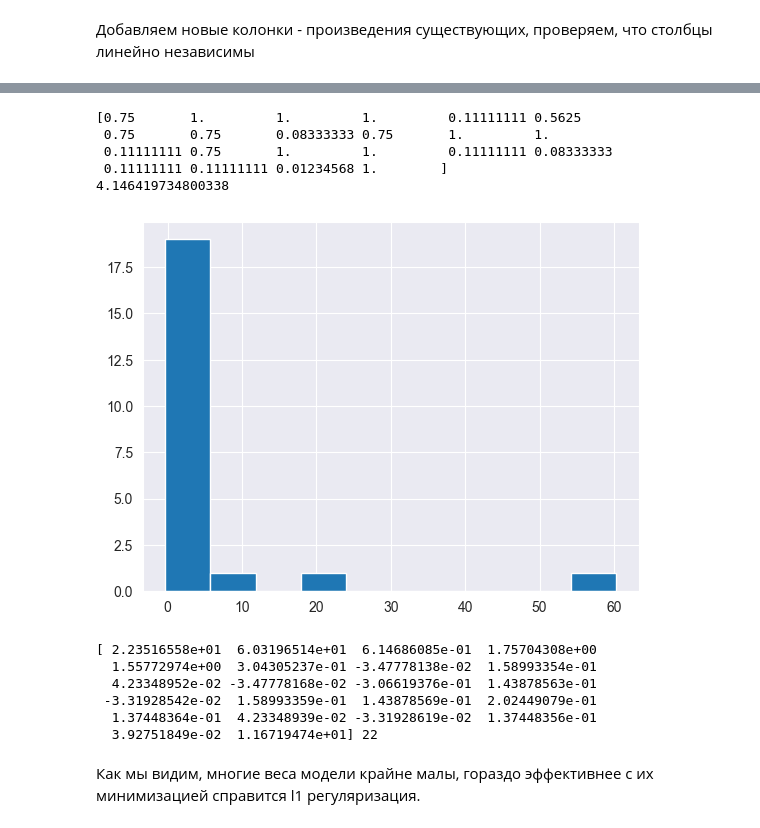
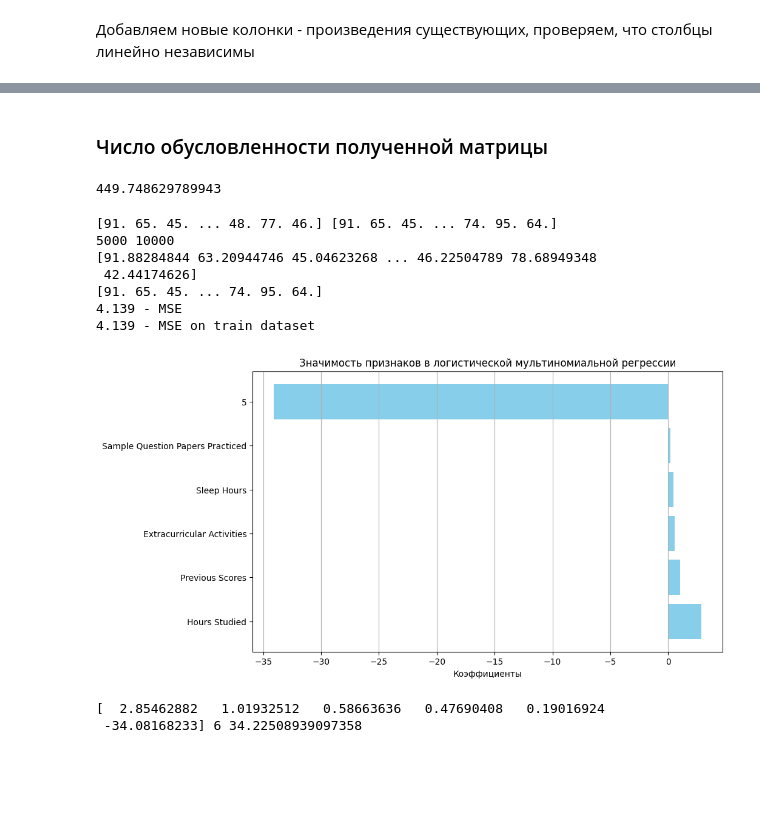
Before and after one commit to romkaimp/MS, a Jupyter notebook: Polynomial_regression.ipynb, the cells around one changed output, grey strips where cells are left out. Cells and saved outputs as stored; diff of their text form; code cells hidden in the pictures; blank space fills up the shorter version.

```diff
--- a/Polynomial_regression.ipynb
+++ b/Polynomial_regression.ipynb
@@ -52,30 +75,45 @@ print(x.shape[1]) #  x.shape[1] + (x.shape[1]-1)**2 + 1 - количетсво
+# %% [markdown]
+### Число обусловленности полученной матрицы
+# %%
+singular_values = np.linalg.svd(x_train).S
+print(np.max(singular_values)/np.min(singular_values))
+# %% [output]
+449.748629789943
 # %%
 y: np.ndarray = df["Performance Index"].to_numpy()
-alpha = 0.005
 
-print(x[0])
-w = np.linalg.inv(x.T @ x + alpha * np.eye(x.shape[1])) @ x.T @ y
-y_fit = x@w
-MSE = np.mean((y_fit-y)**2)
-print(MSE)
+y_test= y[:5000].copy()
+y_train = y[5000:].copy()
+print(y_test, y)
+print(len(y_test), len(y))
+#print(x[0])
+w = np.linalg.inv(x_train.T @ x_train) @ (x_train.T @ y_train)
+y_fit = x_test@w
+print(y_fit)
+print(y)
+MSE = np.mean((y_fit-y_test)**2)
+print(f"{MSE:.3f} - MSE")
+MSE_on_train = np.mean((y_fit-y_test)**2)
+print(f"{MSE_on_train:.3f} - MSE on train dataset")
 
-plt.hist(w)
+feature_importance = pd.DataFrame({'Feature': np.hstack((new_df.columns.values, [str(i) for i in range(len(new_df.columns), x_train.shape[1])])), 'Coefficient': w})
+plt.figure(figsize=(10, 6))
+plt.barh(feature_importance['Feature'], feature_importance['Coefficient'], color='skyblue')
+plt.xlabel('Коэффициенты')
+plt.title('Значимость признаков в логистической мультиномиальной регрессии')
+plt.grid(axis='x')
 plt.show()
 # %% [output]
-[0.75       1.         1.         1.         0.11111111 0.5625
- 0.75       0.75       0.08333333 0.75       1.         1.
- 0.11111111 0.75       1.         1.         0.11111111 0.08333333
- 0.11111111 0.11111111 0.01234568 1.        ]
-4.146419734800338
+[91. 65. 45. ... 48. 77. 46.] [91. 65. 45. ... 74. 95. 64.]
+5000 10000
+[91.88284844 63.20944746 45.04623268 ... 46.22504789 78.68949348
+ 42.44174626]
+[91. 65. 45. ... 74. 95. 64.]
+4.139 - MSE
+4.139 - MSE on train dataset
-[figure, old version]
+[figure, new version]
 # %%
-print(w, len(w))
+print(w, len(w), np.linalg.norm(w))
 # %% [output]
-[ 2.23516558e+01  6.03196514e+01  6.14686085e-01  1.75704308e+00
-  1.55772974e+00  3.04305237e-01 -3.47778138e-02  1.58993354e-01
-  4.23348952e-02 -3.47778168e-02 -3.06619376e-01  1.43878563e-01
- -3.31928542e-02  1.58993359e-01  1.43878569e-01  2.02449079e-01
-  1.37448364e-01  4.23348939e-02 -3.31928619e-02  1.37448356e-01
-  3.92751849e-02  1.16719474e+01] 22
+[  2.85462882   1.01932512   0.58663636   0.47690408   0.19016924
+ -34.08168233] 6 34.22508939097358
-# %% [markdown]
-Как мы видим, многие веса модели крайне малы, гораздо эффективнее с их минимизацией справится l1 регуляризация.
```
Also changed, not shown: parts of 13 cells of this notebook, 5 other files.
